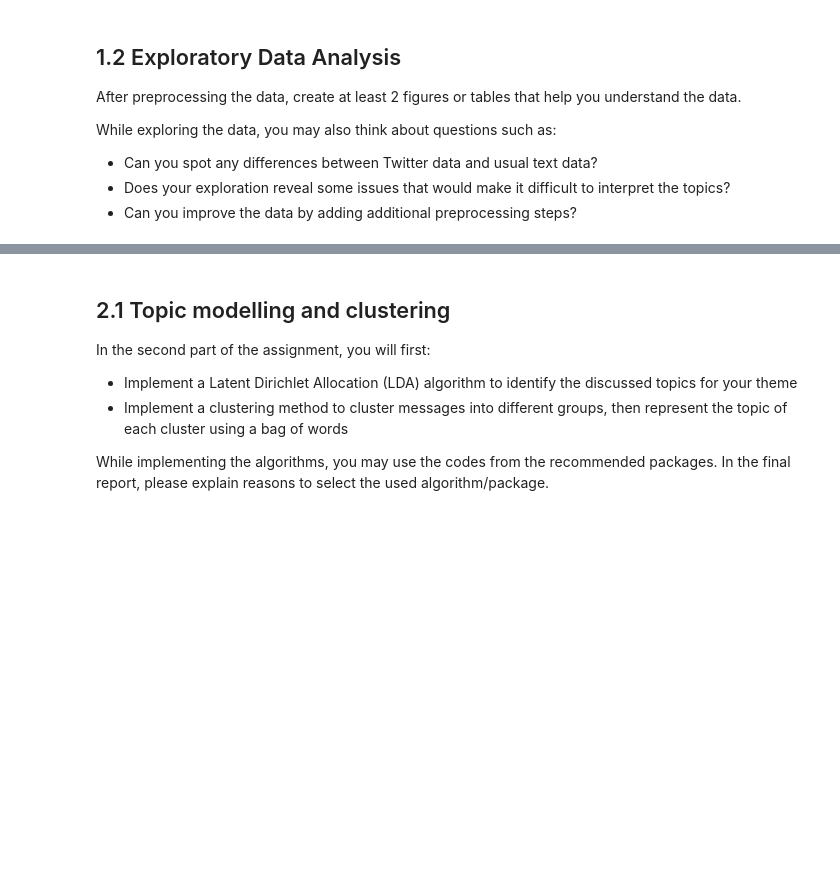
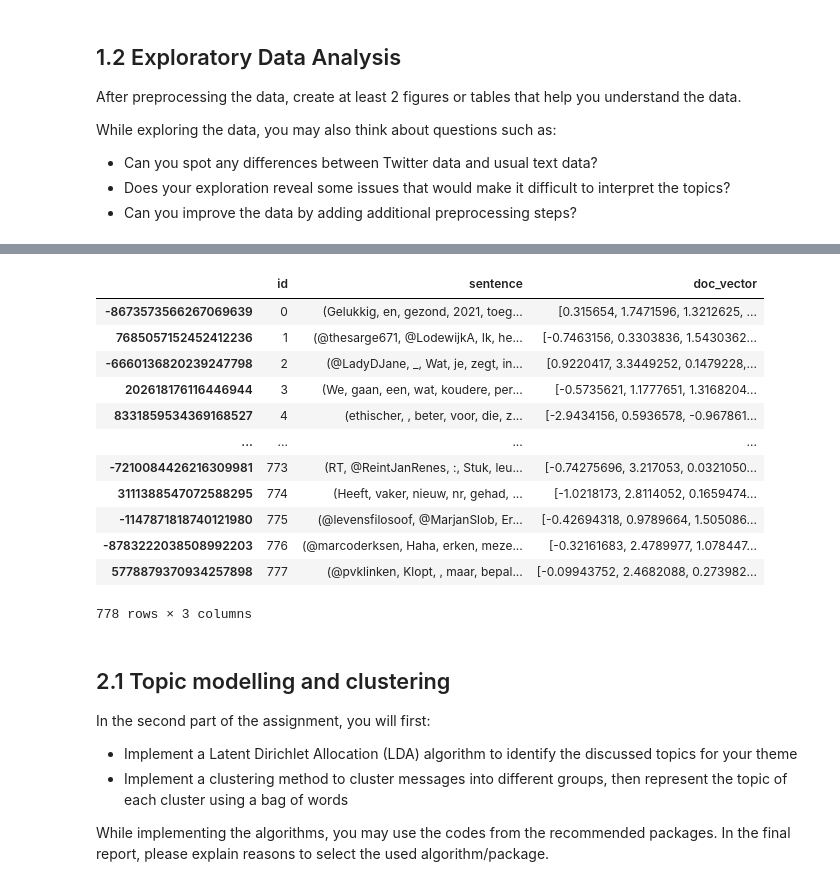
Before and after one commit to MarognaLorenzo/ApplicationOfMachineLearning, a Jupyter notebook: Assignment3/notebooks/Lorenzo.ipynb, the cells around one changed output, grey strips where cells are left out. Cells and saved outputs as stored; diff of their text form; code cells hidden in the pictures; blank space fills up the shorter version.

```diff
--- a/Assignment3/notebooks/Lorenzo.ipynb
+++ b/Assignment3/notebooks/Lorenzo.ipynb
@@ -109,3 +194,35 @@ print(raw_data)
+# %%
+# TODO: represent the messages into formats that can be used in clustering or LDA algorithms (you may need different represention for two algorithms)
+# generate document term frequency matrix that is going to be used by LDA
+documents = [" ".join(sentence["lemmas"]) for sentence in data_processed.values()]
+
+dutch_stopwords = [
+    'aan', 'als', 'bij', 'dan', 'dat', 'die', 'dit', 'een', 'en', 'er', 'het',
+    'hij', 'hoe', 'hun', 'ik', 'in', 'is', 'je', 'kan', 'maar', 'met', 'mij', 'niet', 'nog',
+    'nu', 'of', 'ons', 'ook', 'te', 'tot', 'uit', 'van', 'voor', 'was', 'wat',
+    'we', 'wel', 'wij', 'zal', 'ze', 'zei', 'zelf', 'zich', 'zo', 'zij'
+]
+
+vectorizer = CountVectorizer(stop_words=dutch_stopwords)
+dtf_matrix = vectorizer.fit_transform(documents)
+terms = vectorizer.get_feature_names_out()
+dtf_df = pd.DataFrame(dtf_matrix.toarray(), columns=terms)
+
+
+
+# generate term frequency-inverse document frequency matrix that is going to be used by kmeans
+tfid_vectorizer = TfidfVectorizer(stop_words=dutch_stopwords)
+
+tf_df_matrix = tfid_vectorizer.fit_transform(documents)
+tf_df_terms = tfid_vectorizer.get_feature_names_out()
+tf_df_df = pd.DataFrame(tf_df_matrix.toarray(), columns=terms)
+
+# spacy vector representation for tokens
+for entry in data_processed.values():
+    entry["doc_vector"] = np.mean([token.vector for token in entry["bow"]], axis=0)
+
+word_embeddings_df = pd.DataFrame.from_dict(data_processed, orient='index')
+word_embeddings_df = word_embeddings_df.drop(['bow', 'lemmas'], axis="columns")
 # %% [markdown]
  ## 1.2 Exploratory Data Analysis
  After preprocessing the data, create at least 2 figures or tables that help you understand the data.
@@ -119,3 +258,19 @@ print(raw_data)
+# %%
+word_embeddings_df
+# %% [output]
+|  | id | sentence | doc_vector |
+| -8673573566267069639 | 0 | (Gelukkig, en, gezond, 2021, toeg... | [0.315654, 1.7471596, 1.3212625, ... |
+| 7685057152452412236 | 1 | (@thesarge671, @LodewijkA, Ik, he... | [-0.7463156, 0.3303836, 1.5430362... |
+| -6660136820239247798 | 2 | (@LadyDJane, _, Wat, je, zegt, in... | [0.9220417, 3.3449252, 0.1479228,... |
+| 202618176116446944 | 3 | (We, gaan, een, wat, koudere, per... | [-0.5735621, 1.1777651, 1.3168204... |
+| 8331859534369168527 | 4 | (ethischer, , beter, voor, die, z... | [-2.9434156, 0.5936578, -0.967861... |
+| ... | ... | ... | ... |
+| -7210084426216309981 | 773 | (RT, @ReintJanRenes, :, Stuk, leu... | [-0.74275696, 3.217053, 0.0321050... |
+| 3111388547072588295 | 774 | (Heeft, vaker, nieuw, nr, gehad, ... | [-1.0218173, 2.8114052, 0.1659474... |
+| -1147871818740121980 | 775 | (@levensfilosoof, @MarjanSlob, Er... | [-0.42694318, 0.9789664, 1.505086... |
+| -8783222038508992203 | 776 | (@marcoderksen, Haha, erken, meze... | [-0.32161683, 2.4789977, 1.078447... |
+| 5778879370934257898 | 777 | (@pvklinken, Klopt, , maar, bepal... | [-0.09943752, 2.4682088, 0.273982... |
+778 rows × 3 columns
 # %% [markdown]
 ## 2.1 Topic modelling and clustering
  In the second part of the assignment, you will first:
```
Also changed, not shown: parts of 30 cells of this notebook.
